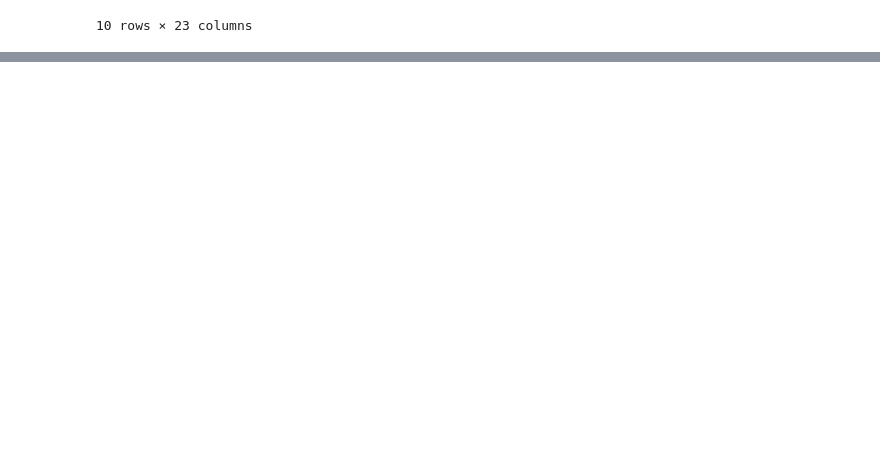
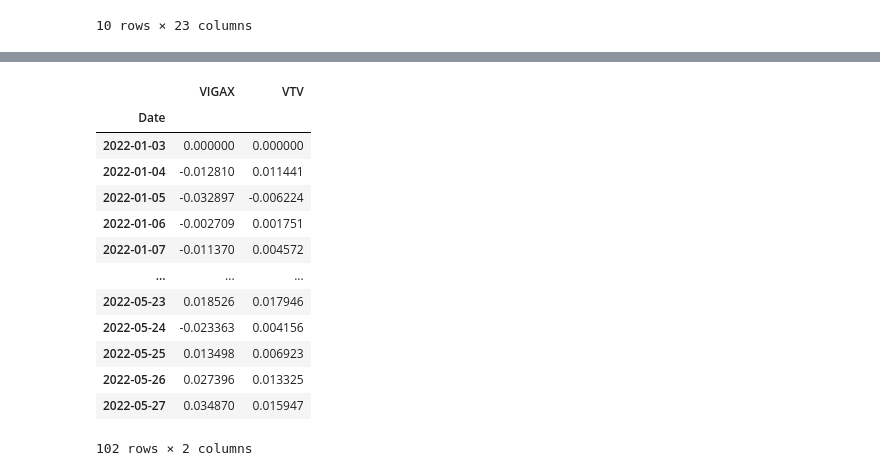
Before and after one commit to KatrinaJames/ci, a Jupyter notebook: analysis/fetch_canadian_data.ipynb, the cells around one changed output, grey strips where cells are left out. Cells and saved outputs as stored; diff of their text form; code cells hidden in the pictures; blank space fills up the shorter version.

```diff
--- a/analysis/fetch_canadian_data.ipynb
+++ b/analysis/fetch_canadian_data.ipynb
@@ -198,0 +286,18 @@ app_data['top_holding_df'] = top_holding_df
+# %%
+growth_index_df = ydata['Adj Close'].pct_change().fillna(0)
+growth_index_df
+# %% [output]
+|  | VIGAX | VTV |
+| Date |  |  |
+| 2022-01-03 | 0.000000 | 0.000000 |
+| 2022-01-04 | -0.012810 | 0.011441 |
+| 2022-01-05 | -0.032897 | -0.006224 |
+| 2022-01-06 | -0.002709 | 0.001751 |
+| 2022-01-07 | -0.011370 | 0.004572 |
+| ... | ... | ... |
+| 2022-05-23 | 0.018526 | 0.017946 |
+| 2022-05-24 | -0.023363 | 0.004156 |
+| 2022-05-25 | 0.013498 | 0.006923 |
+| 2022-05-26 | 0.027396 | 0.013325 |
+| 2022-05-27 | 0.034870 | 0.015947 |
+102 rows × 2 columns
```
Also changed, not shown: parts of 9 cells of this notebook, 6 other files.
